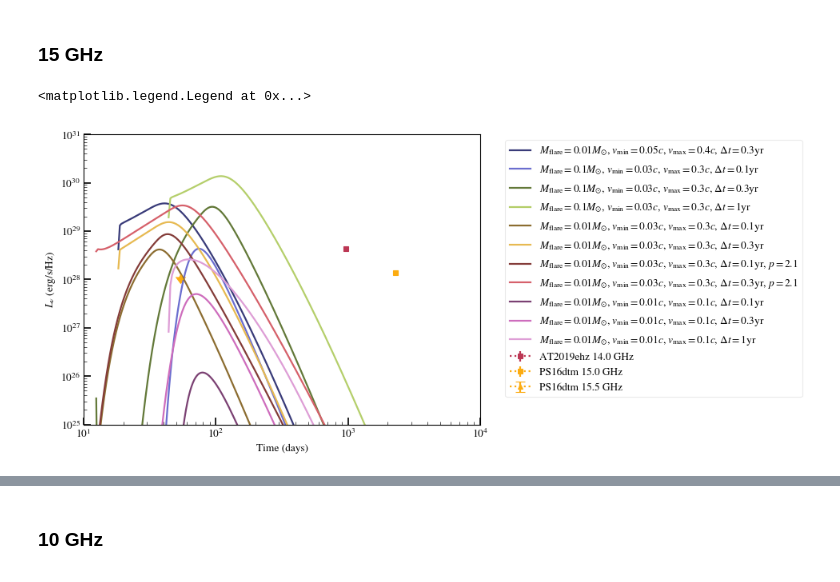
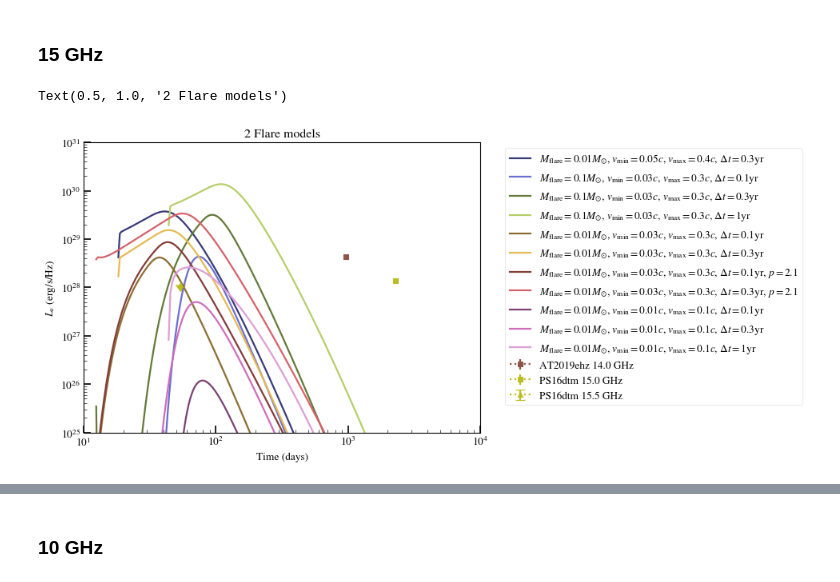
Before and after one commit to samanthacwu/Radio_Forward_Modeling, a Jupyter notebook: compare_to_data.ipynb, the cells around one changed output, grey strips where cells are left out. Saved outputs shown, nothing was run; the diff lists cells and outputs as text; code cells hidden in the pictures.

```diff
--- a/compare_to_data.ipynb
+++ b/compare_to_data.ipynb
@@ -416,6 +420,6 @@ plt.legend()
 # %%
 fig,ax = plt.subplots(figsize=(8, 6))
-colors_array = plt.cm.inferno(np.linspace(0, 1, len(dict_events.keys())))
+colors_array = plt.cm.tab20(np.linspace(0, 1, len(dict_events.keys())))
 for event,color in zip(dict_events.keys(), colors_array):
     # if event != 'ASASSN-14ae':
     #     continue
@@ -462,6 +466,6 @@ plt.legend()
 # %%
 fig,ax = plt.subplots(figsize=(8, 6))
-colors_array = plt.cm.inferno(np.linspace(0, 1, len(dict_events.keys())))
+colors_array = plt.cm.tab20(np.linspace(0, 1, len(dict_events.keys())))
 for event,color in zip(dict_events.keys(), colors_array):
     # if event != 'ASASSN-14ae':
     #     continue
@@ -511,7 +515,7 @@ plt.legend()
 - this is only approximate. Cendes (2024) likely integrate the SED.
 # %%
 fig,ax = plt.subplots(figsize=(8, 6))
-colors_array = plt.cm.inferno(np.linspace(0, 1, len(dict_events.keys())))
+colors_array = plt.cm.tab20(np.linspace(0, 1, len(dict_events.keys())))
 for event,color in zip(dict_events.keys(), colors_array):
     # if event != 'ASASSN-14ae':
     #     continue
@@ -558,6 +562,6 @@ plt.legend()
 # %%
 fig,ax = plt.subplots(figsize=(8, 6))
-colors_array = plt.cm.inferno(np.linspace(0, 1, len(dict_events.keys())))
+colors_array = plt.cm.tab20(np.linspace(0, 1, len(dict_events.keys())))
 for event,color in zip(dict_events.keys(), colors_array):
     # if event != 'ASASSN-14ae':
     #     continue
@@ -748,7 +752,7 @@ Text(0.5, 1.0, '15 GHz')
 ### 15 GHz
 # %%
 fig,ax = plt.subplots(figsize=(8, 6))
-colors_array = plt.cm.inferno(np.linspace(0, 1, len(dict_events.keys())))
+colors_array = plt.cm.tab20(np.linspace(0, 1, len(dict_events.keys())))
 for event,color in zip(dict_events.keys(), colors_array):
     # if event != 'ASASSN-14ae':
     #     continue
@@ -784,32 +788,33 @@ for event,color in zip(dict_events.keys(), colors_array):
                 # unique=False
 
 
 
 colors_array = plt.cm.tab20b(np.linspace(0, 1, len(datadir_2flares_list)))
 
 for i,datadir in enumerate(datadir_2flares_list):
 
     flare1_dict = {}
     flare2_dict = {}
 
     flare1_dict['Lnu_3GHz'] = np.load(datadir+'/flare1/'+'Lnu_3.00GHz_sparse_Te_1.0E+04.npz')
     flare2_dict['Lnu_3GHz'] = np.load(datadir+'/flare2/'+'Lnu_3.00GHz_sparse_Te_1.0E+04.npz')
 
     flare1_dict['Lnu_10GHz'] = np.load(datadir+'/flare1/'+'Lnu_10.00GHz_sparse_Te_1.0E+04.npz')
     flare2_dict['Lnu_10GHz'] = np.load(datadir+'/flare2/'+'Lnu_10.00GHz_sparse_Te_1.0E+04.npz')
 
     flare1_dict['Lnu_15GHz'] = np.load(datadir+'/flare1/'+'Lnu_15.00GHz_sparse_Te_1.0E+04.npz')
     flare2_dict['Lnu_15GHz'] = np.load(datadir+'/flare2/'+'Lnu_15.00GHz_sparse_Te_1.0E+04.npz')
 
     ax.plot(flare1_dict['Lnu_15GHz']['times_yr']*365.25,(flare1_dict['Lnu_15GHz']['Lnu_abs_atfreq']+flare2_dict['Lnu_15GHz']['Lnu_abs_atfreq']),color=colors_array[i],label=names_2flares_list[i])
 
 ax.set_xscale('log')
 ax.set_yscale('log')
 ax.set_xlim(10,1e4)
 ax.set_ylim(1e25,1e31)
 ax.set_xlabel('Time (days)')
 ax.set_ylabel(r'$L_{\nu}$ (erg/s/Hz)')
 plt.legend(bbox_to_anchor=(1.05, 1), loc='upper left')
+plt.title('2 Flare models')
 # %% [output]
-<matplotlib.legend.Legend at 0x...>
+Text(0.5, 1.0, '2 Flare models')
-[figure, old version]
+[figure, new version]
```
Also changed, not shown: parts of 19 cells of this notebook.
